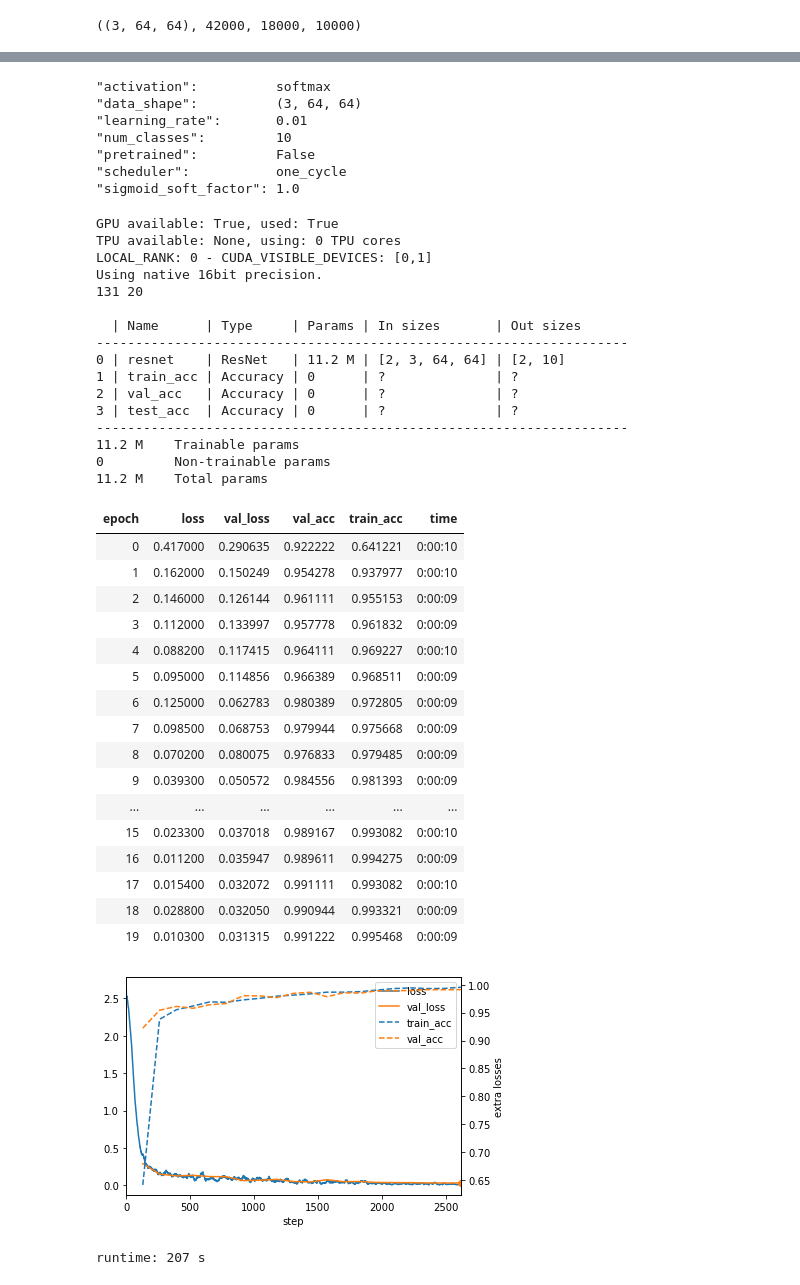
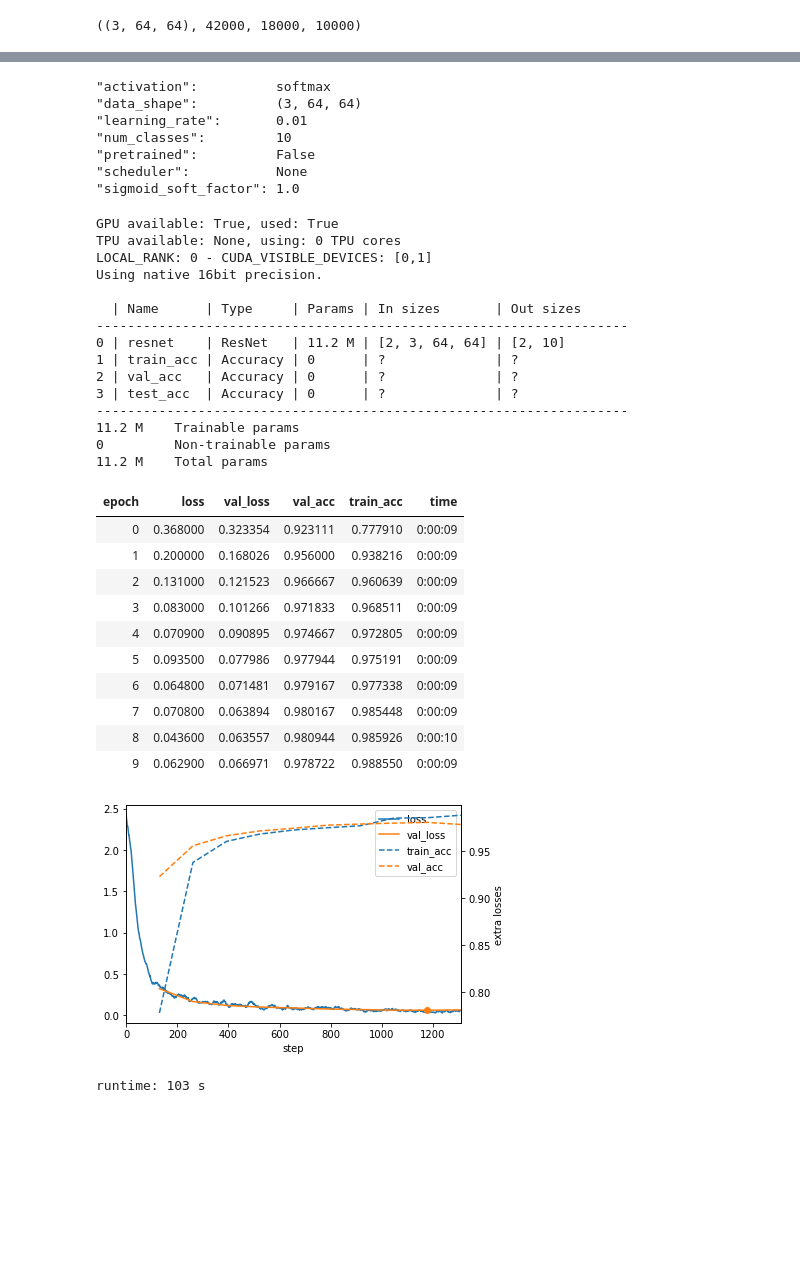
Before and after one commit to immanuelweber/tutorials, a Jupyter notebook: tutorial-pytorch-lightning-slightly_fancy.ipynb, the cells around one changed output, grey strips where cells are left out. Saved outputs shown, nothing was run; the diff lists cells and outputs as text; code cells hidden in the pictures; blank space fills up the shorter version.

```diff
--- a/tutorial-pytorch-lightning-slightly_fancy.ipynb
+++ b/tutorial-pytorch-lightning-slightly_fancy.ipynb
@@ -200,7 +200,7 @@ learning_rate = 1e-2
 pretrained = False
 activation = "softmax"
 sigmoid_soft_factor = 1.0 # soft label: this is a multiplier to reduce the one hot 1s in case of sigmoid to a smaller value
-scheduler = "one_cycle" #"one_cycle" # "cosine_annealing"
+scheduler = None #"one_cycle" #"one_cycle" # "cosine_annealing"
 model = MnistModel(
     mnist_datamodule.size(),
     num_classes,
@@ -217,7 +217,7 @@ model.hparams
 "learning_rate":       0.01
 "num_classes":         10
 "pretrained":          False
-"scheduler":           one_cycle
+"scheduler":           None
 "sigmoid_soft_factor": 1.0
 # %%
 # run this to show very detailed model information and if model has example_input_array also detailed feature sizes
@@ -230,7 +230,7 @@ callbacks = [
     ProgressBar(),
     ProgressPrinter(),
     plotter,
-    LearningRateMonitor(),
+    LearningRateMonitor(log_momentum=True),
 ]
 
 # early_stop_callback = EarlyStopping(
@@ -241,57 +241,59 @@ callbacks = [
 # )
 # callbacks = [early_stop_callback] + callbacks
 
-max_epochs = 20
+# model_checker = ModelCheckpoint(
+#     monitor="val_loss",
+#     mode="min",
+#     save_last=True,
+#     save_top_k=1,
+#     filename="best_{epoch}",
+# )
+# callbacks += [model_checker]
+
+max_epochs = 10
 limit_train_batches = 0.1 # 1.0 by default/full set, use this to check training on a smaller train set, also exists for val and test set
 trainer = pl.Trainer(
     max_epochs=max_epochs,
     gpus=1,
     callbacks=callbacks,
     logger=[tb_logger],
     precision=16,
 #     fast_dev_run=True,
     limit_train_batches=limit_train_batches,
 )
 
 start_time = time.time()
 trainer.fit(model, mnist_datamodule)
 print(f"runtime: {time.time() - start_time:.0f} s")
 # %% [output]
 GPU available: True, used: True
 TPU available: None, using: 0 TPU cores
 LOCAL_RANK: 0 - CUDA_VISIBLE_DEVICES: [0,1]
 Using native 16bit precision.
-131 20
 
   | Name      | Type     | Params | In sizes       | Out sizes
 --------------------------------------------------------------------
 0 | resnet    | ResNet   | 11.2 M | [2, 3, 64, 64] | [2, 10]
 1 | train_acc | Accuracy | 0      | ?              | ?
 2 | val_acc   | Accuracy | 0      | ?              | ?
 3 | test_acc  | Accuracy | 0      | ?              | ?
 --------------------------------------------------------------------
 11.2 M    Trainable params
 0         Non-trainable params
 11.2 M    Total params
 | epoch | loss | val_loss | val_acc | train_acc | time |
-| 0 | 0.417000 | 0.290635 | 0.922222 | 0.641221 | 0:00:10 |
-| 1 | 0.162000 | 0.150249 | 0.954278 | 0.937977 | 0:00:10 |
-| 2 | 0.146000 | 0.126144 | 0.961111 | 0.955153 | 0:00:09 |
-| 3 | 0.112000 | 0.133997 | 0.957778 | 0.961832 | 0:00:09 |
-| 4 | 0.088200 | 0.117415 | 0.964111 | 0.969227 | 0:00:10 |
-| 5 | 0.095000 | 0.114856 | 0.966389 | 0.968511 | 0:00:09 |
-| 6 | 0.125000 | 0.062783 | 0.980389 | 0.972805 | 0:00:09 |
-| 7 | 0.098500 | 0.068753 | 0.979944 | 0.975668 | 0:00:09 |
-| 8 | 0.070200 | 0.080075 | 0.976833 | 0.979485 | 0:00:09 |
-| 9 | 0.039300 | 0.050572 | 0.984556 | 0.981393 | 0:00:09 |
-| ... | ... | ... | ... | ... | ... |
-| 15 | 0.023300 | 0.037018 | 0.989167 | 0.993082 | 0:00:10 |
-| 16 | 0.011200 | 0.035947 | 0.989611 | 0.994275 | 0:00:09 |
-| 17 | 0.015400 | 0.032072 | 0.991111 | 0.993082 | 0:00:10 |
-| 18 | 0.028800 | 0.032050 | 0.990944 | 0.993321 | 0:00:09 |
-| 19 | 0.010300 | 0.031315 | 0.991222 | 0.995468 | 0:00:09 |
+| 0 | 0.368000 | 0.323354 | 0.923111 | 0.777910 | 0:00:09 |
+| 1 | 0.200000 | 0.168026 | 0.956000 | 0.938216 | 0:00:09 |
+| 2 | 0.131000 | 0.121523 | 0.966667 | 0.960639 | 0:00:09 |
+| 3 | 0.083000 | 0.101266 | 0.971833 | 0.968511 | 0:00:09 |
+| 4 | 0.070900 | 0.090895 | 0.974667 | 0.972805 | 0:00:09 |
+| 5 | 0.093500 | 0.077986 | 0.977944 | 0.975191 | 0:00:09 |
+| 6 | 0.064800 | 0.071481 | 0.979167 | 0.977338 | 0:00:09 |
+| 7 | 0.070800 | 0.063894 | 0.980167 | 0.985448 | 0:00:09 |
+| 8 | 0.043600 | 0.063557 | 0.980944 | 0.985926 | 0:00:10 |
+| 9 | 0.062900 | 0.066971 | 0.978722 | 0.988550 | 0:00:09 |
-[figure, old version]
+[figure, new version]
-runtime: 207 s
+runtime: 103 s
 # %%
 trainer.test(verbose=False)
 # %% [output]
```
Also changed, not shown: parts of 3 cells of this notebook.
